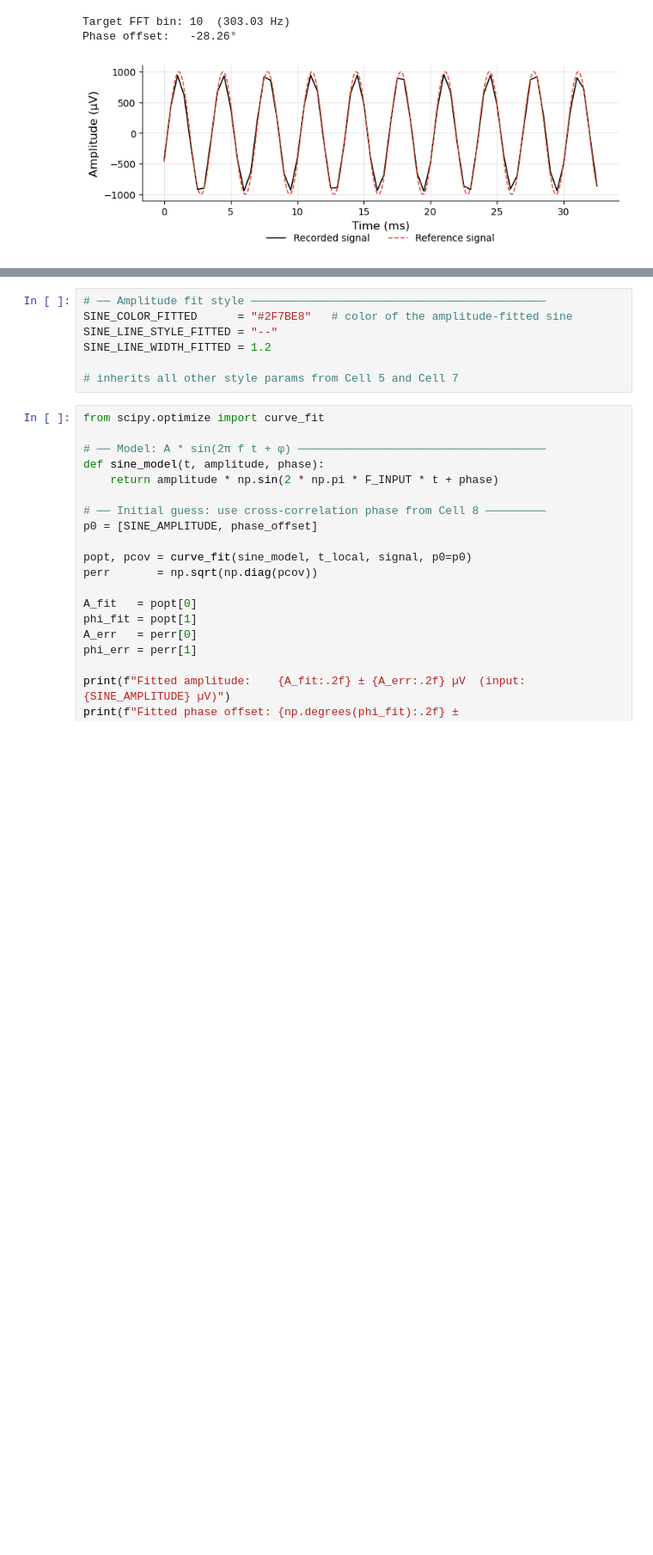
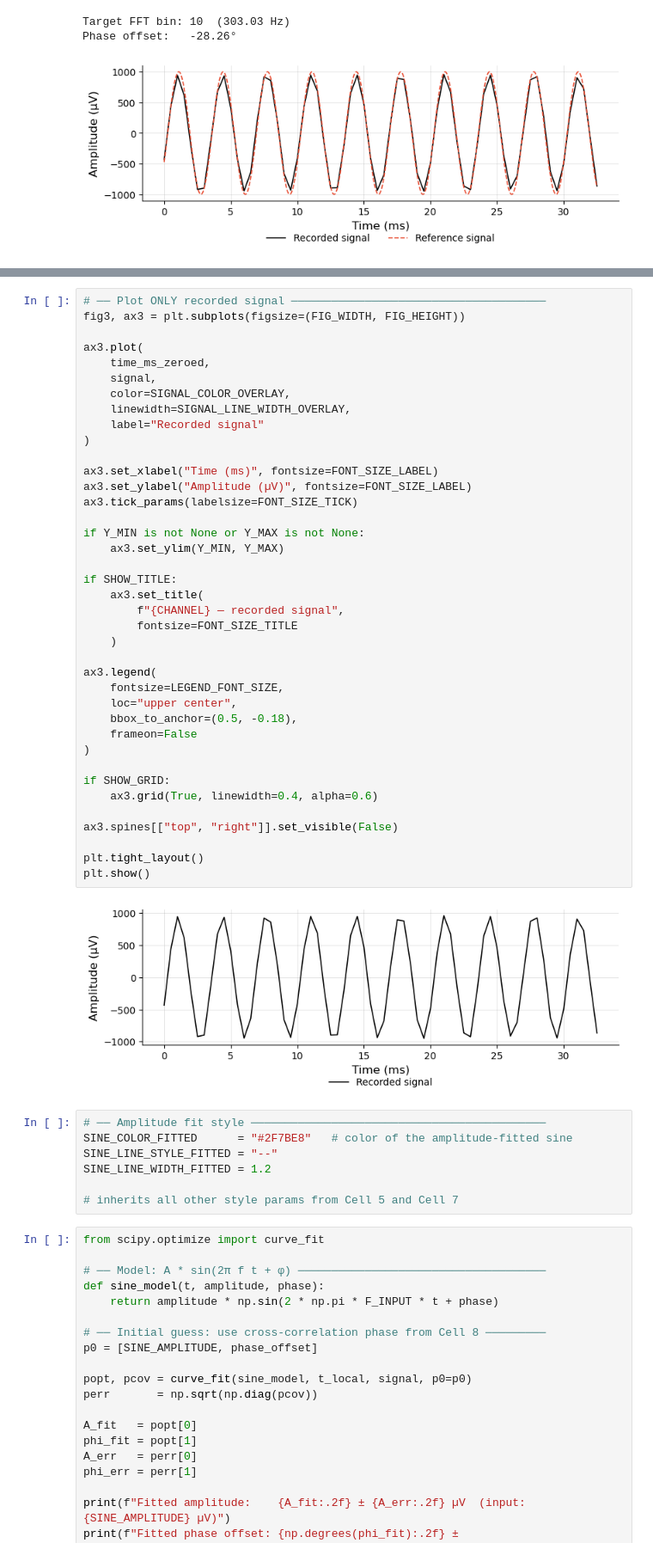
Before and after one commit to Simonseyfert/ble_plot, a Jupyter notebook: plot.ipynb, the cells around one changed output, grey strips where cells are left out. Shown at 86% size. Drawn from its saved outputs; the diff is of its cells as text; blank space fills up the shorter version.

```diff
--- a/plot.ipynb
+++ b/plot.ipynb
@@ -230,3 +345,44 @@ Phase offset:   -28.26°
+# %%
+# ── Plot ONLY recorded signal ──────────────────────────────────────
+fig3, ax3 = plt.subplots(figsize=(FIG_WIDTH, FIG_HEIGHT))
+
+ax3.plot(
+    time_ms_zeroed,
+    signal,
+    color=SIGNAL_COLOR_OVERLAY,
+    linewidth=SIGNAL_LINE_WIDTH_OVERLAY,
+    label="Recorded signal"
+)
+
+ax3.set_xlabel("Time (ms)", fontsize=FONT_SIZE_LABEL)
+ax3.set_ylabel("Amplitude (µV)", fontsize=FONT_SIZE_LABEL)
+ax3.tick_params(labelsize=FONT_SIZE_TICK)
+
+if Y_MIN is not None or Y_MAX is not None:
+    ax3.set_ylim(Y_MIN, Y_MAX)
+
+if SHOW_TITLE:
+    ax3.set_title(
+        f"{CHANNEL} — recorded signal",
+        fontsize=FONT_SIZE_TITLE
+    )
+
+ax3.legend(
+    fontsize=LEGEND_FONT_SIZE,
+    loc="upper center",
+    bbox_to_anchor=(0.5, -0.18),
+    frameon=False
+)
+
+if SHOW_GRID:
+    ax3.grid(True, linewidth=0.4, alpha=0.6)
+
+ax3.spines[["top", "right"]].set_visible(False)
+
+plt.tight_layout()
+plt.show()
+# %% [output]
+[figure, added]
 # %%
 # ── Amplitude fit style ────────────────────────────────────────────
 SINE_COLOR_FITTED      = "#2F7BE8"   # color of the amplitude-fitted sine
```
Also changed, not shown: parts of 25 cells of this notebook, 6 other files.
